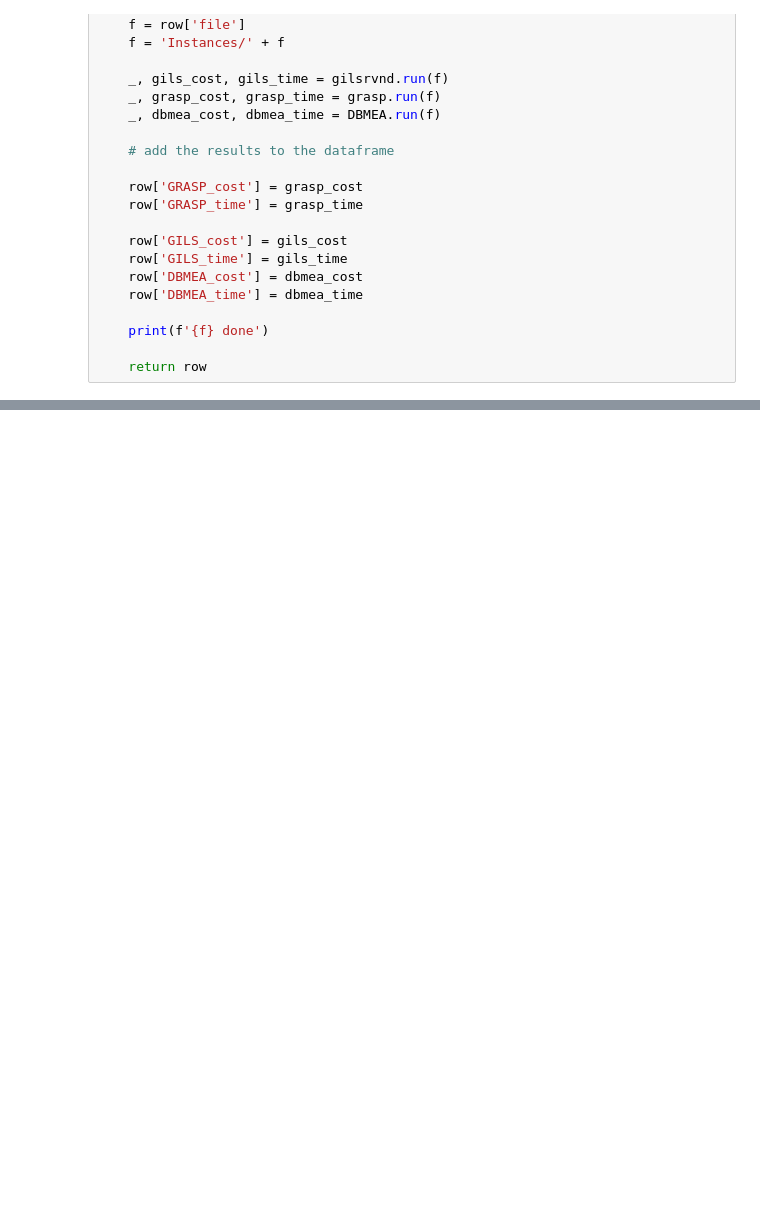
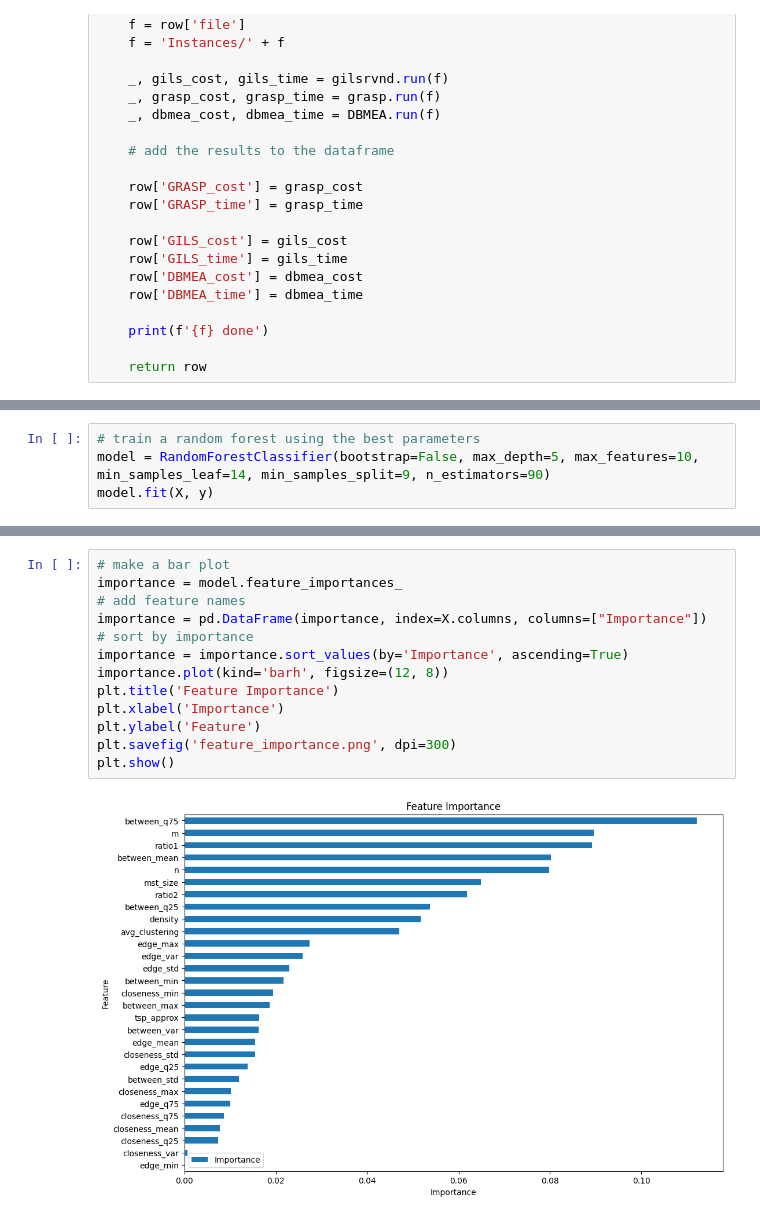
Before and after one commit to FabianBB/TRP, a Jupyter notebook: mltest.ipynb, the cells around one changed output, grey strips where cells are left out. Saved outputs shown, nothing was run; the diff lists cells and outputs as text; blank space fills up the shorter version.

```diff
--- a/mltest.ipynb
+++ b/mltest.ipynb
@@ -347,0 +200,4 @@ plt.show()
+# %%
+# train a random forest using the best parameters
+model = RandomForestClassifier(bootstrap=False, max_depth=5, max_features=10, min_samples_leaf=14, min_samples_split=9, n_estimators=90)
+model.fit(X, y)
@@ -347,0 +267,15 @@ plt.show()
+# %%
+# make a bar plot
+importance = model.feature_importances_
+# add feature names
+importance = pd.DataFrame(importance, index=X.columns, columns=["Importance"])
+# sort by importance
+importance = importance.sort_values(by='Importance', ascending=True)
+importance.plot(kind='barh', figsize=(12, 8))
+plt.title('Feature Importance')
+plt.xlabel('Importance')
+plt.ylabel('Feature')
+plt.savefig('feature_importance.png', dpi=300)
+plt.show()
+# %% [output]
+[figure, added]
```
Also changed, not shown: parts of 52 cells of this notebook, 5 other files.
